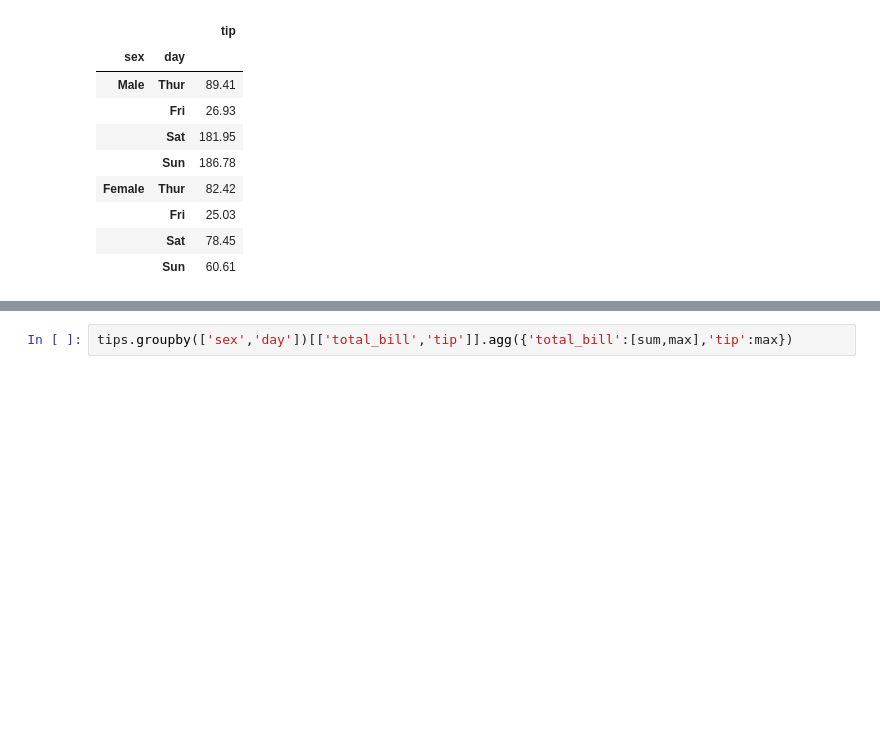
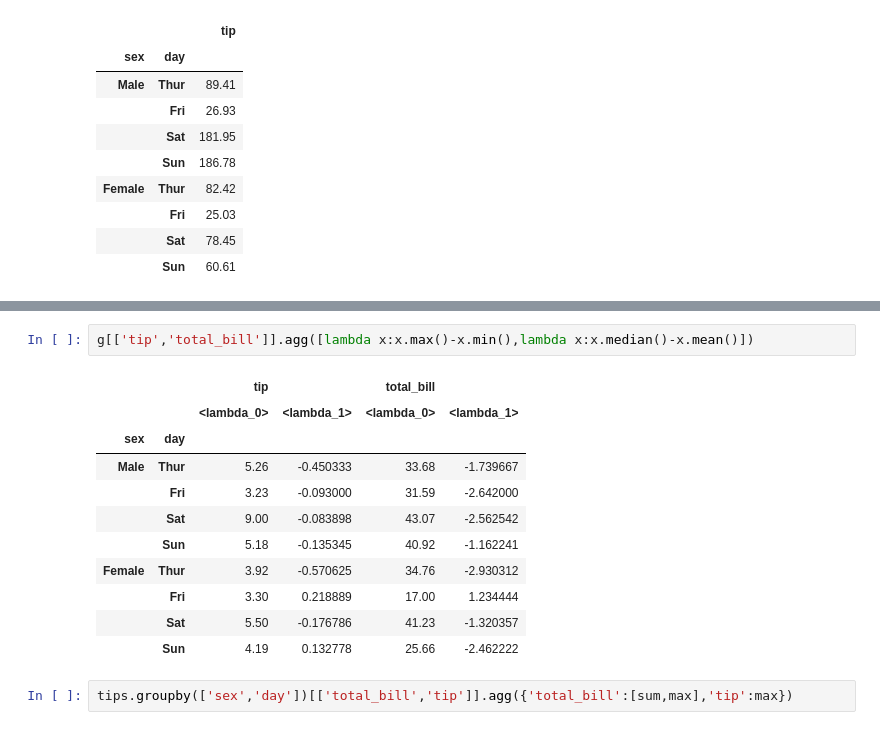
Before and after one commit to kishorebabu1983/PANDAS_BASICS, a Jupyter notebook: groupby.ipynb, the cells around one changed output, grey strips where cells are left out. Drawn from its saved outputs; the diff is of its cells as text; blank space fills up the shorter version.

```diff
--- a/groupby.ipynb
+++ b/groupby.ipynb
@@ -249,3 +393,17 @@ groupby and a
+# %%
+g[['tip','total_bill']].agg([lambda x:x.max()-x.min(),lambda x:x.median()-x.mean()])
+# %% [output]
+|  |  | tip |  | total_bill |  |
+|  |  | <lambda_0> | <lambda_1> | <lambda_0> | <lambda_1> |
+| sex | day |  |  |  |  |
+| Male | Thur | 5.26 | -0.450333 | 33.68 | -1.739667 |
+|  | Fri | 3.23 | -0.093000 | 31.59 | -2.642000 |
+|  | Sat | 9.00 | -0.083898 | 43.07 | -2.562542 |
+|  | Sun | 5.18 | -0.135345 | 40.92 | -1.162241 |
+| Female | Thur | 3.92 | -0.570625 | 34.76 | -2.930312 |
+|  | Fri | 3.30 | 0.218889 | 17.00 | 1.234444 |
+|  | Sat | 5.50 | -0.176786 | 41.23 | -1.320357 |
+|  | Sun | 4.19 | 0.132778 | 25.66 | -2.462222 |
 # %%
 tips.groupby(['sex','day'])[['total_bill','tip']].agg({'total_bill':[sum,max],'tip':max})
 # %% [output]
```
Also changed, not shown: parts of 21 cells of this notebook.
